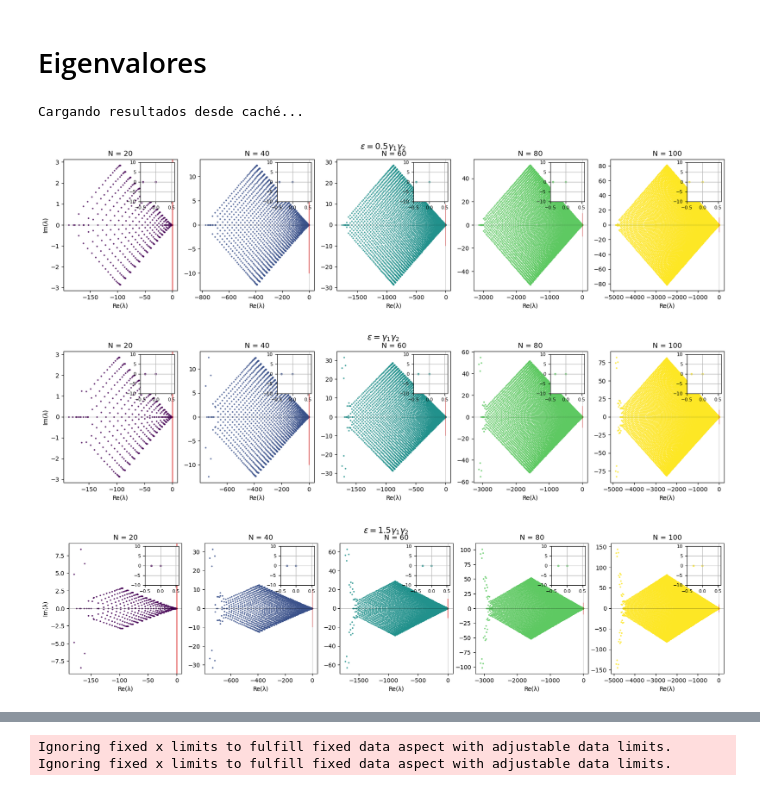
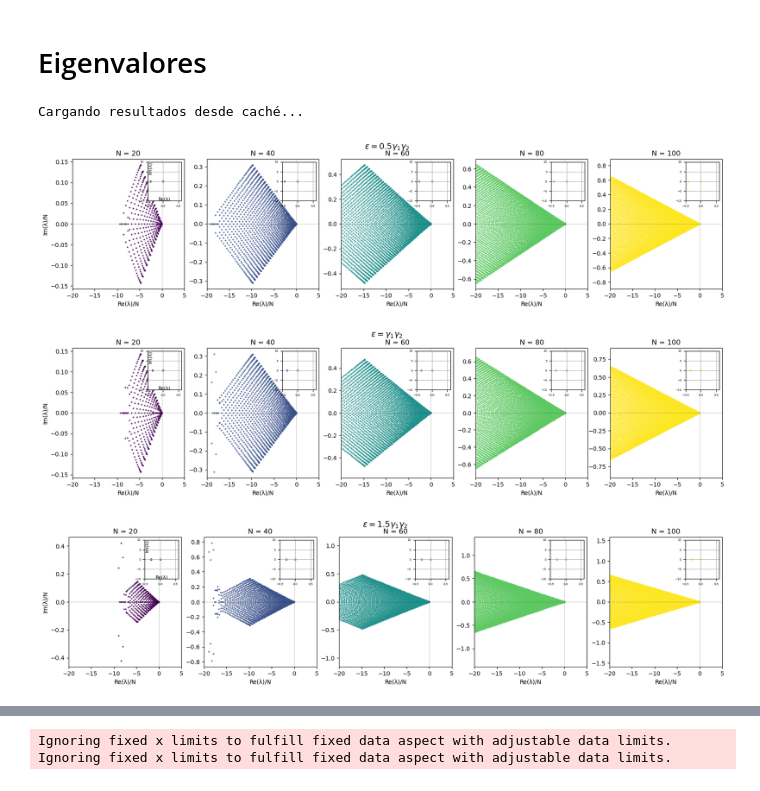
Before and after one commit to Art-999/QMPhysics, a Jupyter notebook: KerrOscilator/Loss_1_2photon.ipynb, the cells around one changed output, grey strips where cells are left out. Cells and saved outputs as stored; diff of their text form; code cells hidden in the pictures.

```diff
--- a/KerrOscilator/Loss_1_2photon.ipynb
+++ b/KerrOscilator/Loss_1_2photon.ipynb
@@ -265,48 +265,43 @@ for idx, (eps, label) in enumerate(zip(epsilon_values, epsilon_labels)):
         key = f"N{N}_eps{eps}"
         eigs = results_cache[key]
 
         X = np.real(eigs)
         Y = np.imag(eigs)
 
-        ax.scatter(X, Y, s=3, c=[colors[i]], alpha=0.7, rasterized=True)
+        ax.scatter(X/N, Y/N, s=3, c=[colors[i]], alpha=0.7, rasterized=True)
 
         ax.set_title(f'N = {N}', fontsize=12)
-        ax.set_xlabel('Re(λ)', fontsize=10)
+        ax.set_xlabel('Re(λ)/N', fontsize=10)
         if i == 0:
-            ax.set_ylabel('Im(λ)', fontsize=10)
+            ax.set_ylabel('Im(λ)/N', fontsize=10)
 
         ax.axhline(0, color='black', lw=0.5, alpha=0.3)
         ax.axvline(0, color='black', lw=0.5, alpha=0.3)
 
-        # Opcional: ajustar límites si es necesario
-        # ax.set_xlim([-20, 5])
-        # ax.set_ylim([-50, 50])
+        ax.set_xlim([-20, 5])
+        #ax.set_ylim([-10, 10])
 
-        # Agregar zoom si quieres mantenerlo
+        # Zoom
         axins = inset_axes(ax, width="30%", height="30%", loc='upper right')
         mask = (X > -1.5) & (X < 1.5) & (Y > -15) & (Y < 15)
         if np.any(mask):
             axins.scatter(X[mask], Y[mask], s=8, c=[colors[i]], alpha=0.7)
-
+        if i == 0:
+            axins.set_xlabel('Re(λ)', fontsize=8, labelpad=-18)
+            axins.set_ylabel('Im(λ)', fontsize=8, labelpad=-25, loc='top')
         axins.set_xlim(-0.5, 0.6)
         axins.set_ylim(-10, 10)
         axins.grid(0.5)
-        axins.tick_params(axis='both', labelsize=8)
+        axins.tick_params(axis='both', labelsize=5)
 
         #axins.set_xticks([-2, -1.5, -1, -0.5, 0])
         axins.set_yticks([-10, -5, 0, 5, 10])
 
-        # Indicador de zona de zoom
-        from matplotlib.patches import Rectangle
-        rect = Rectangle((-0.6, -10), 1.2, 20,
-                         linewidth=1, edgecolor='red', facecolor='none', alpha=0.5)
-        ax.add_patch(rect)
-
 
     plt.savefig(f'1_2photon/eigsKerr_epsilon_{idx+1}.pdf', dpi=300)
     plt.show()
 # %% [output]
 Cargando resultados desde caché...
-[figure, old version]
+[figure, new version]
-[figure, old version]
+[figure, new version]
-[figure, old version]
+[figure, new version]
```
Also changed, not shown: parts of 5 cells of this notebook, 23 other files.
